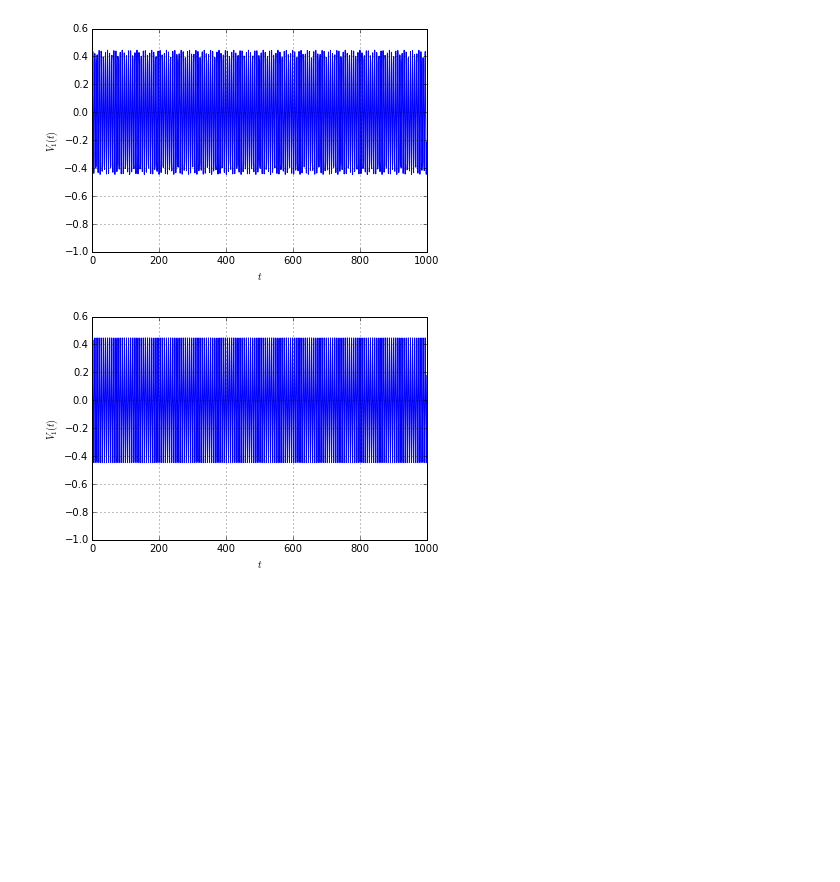
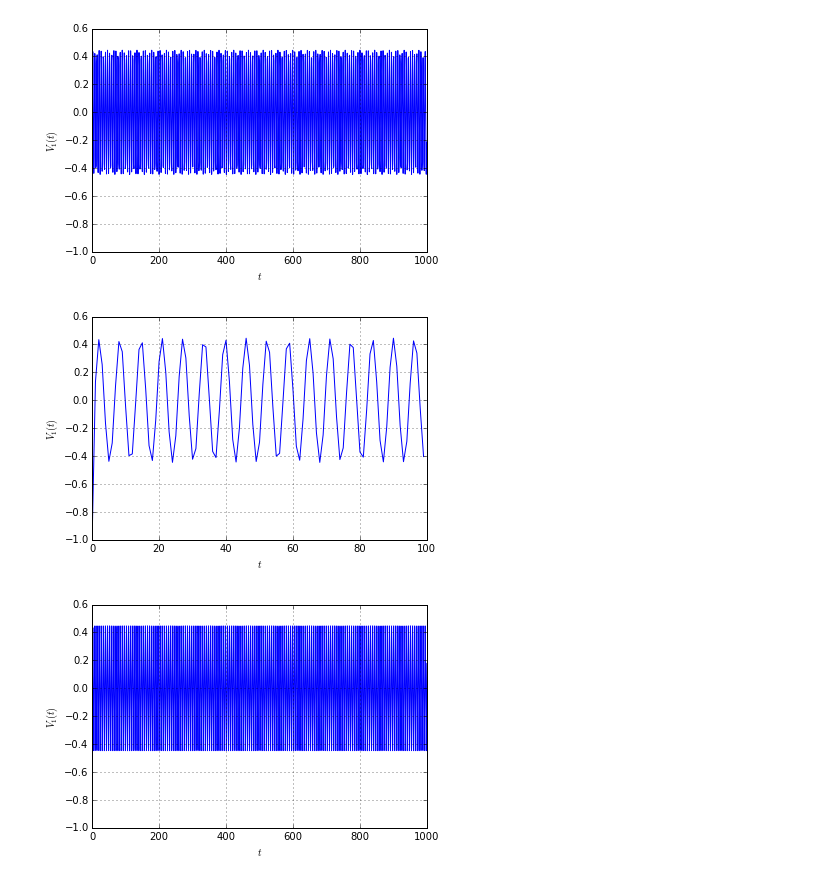
Before and after one commit to BerndSchwarzenbacher/numdiff, a Jupyter notebook: ueb4/ex16.ipynb, the cells around one changed output. Saved outputs shown, nothing was run; the diff lists cells and outputs as text; code cells hidden in the pictures; blank space fills up the shorter version.

```diff
--- a/ueb4/ex16.ipynb
+++ b/ueb4/ex16.ipynb
@@ -18,6 +18,13 @@ plt.xlabel(r'$t$')
 plt.grid()
 # %% [output]
 [figure]
+# %%
+plt.plot(time[:100], V1[:100])
+plt.ylabel(r'$V_{1}(t)$')
+plt.xlabel(r'$t$')
+plt.grid()
+# %% [output]
+[figure, added]
 # %%
 max_ordere1 = np.loadtxt('data/ex16_impl_max_order_e1.out')
 time = max_ordere1[:,0]
```
Also changed, not shown: parts of 3 cells of this notebook.
